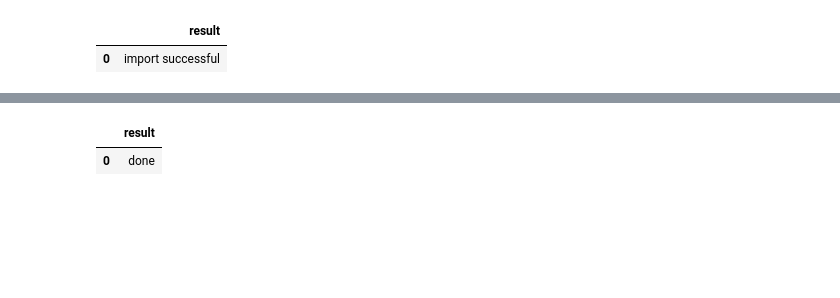
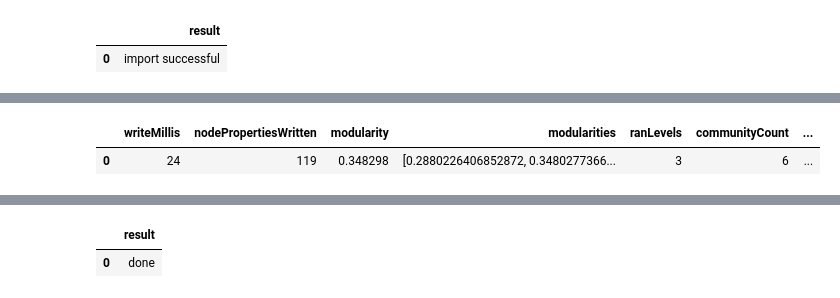
Before and after one commit to tomasonjo/blogs, a Jupyter notebook: harry_potter/Harry_Potter_Karate_Club_integration.ipynb, the cells around one changed output, grey strips where cells are left out. Cells and saved outputs as stored; diff of their text form; code cells hidden in the pictures; blank space fills up the shorter version.

```diff
--- a/harry_potter/Harry_Potter_Karate_Club_integration.ipynb
+++ b/harry_potter/Harry_Potter_Karate_Club_integration.ipynb
@@ -49,0 +73,11 @@ RETURN distinct 'import successful' as result
+# %%
+read_query("""
+CALL gds.louvain.write({
+ nodeProjection:'Character',
+    relationshipProjection:{INTERACTS:{orientation:'UNDIRECTED'}},
+    writeProperty:'louvain'
+})
+""")
+# %% [output]
+|  | writeMillis | nodePropertiesWritten | modularity | modularities | ranLevels | communityCount | ... |
+| 0 | 24 | 119 | 0.348298 | [0.2880226406852872, 0.3480277366... | 3 | 6 | ... |
```
Also changed, not shown: parts of 28 cells of this notebook.
